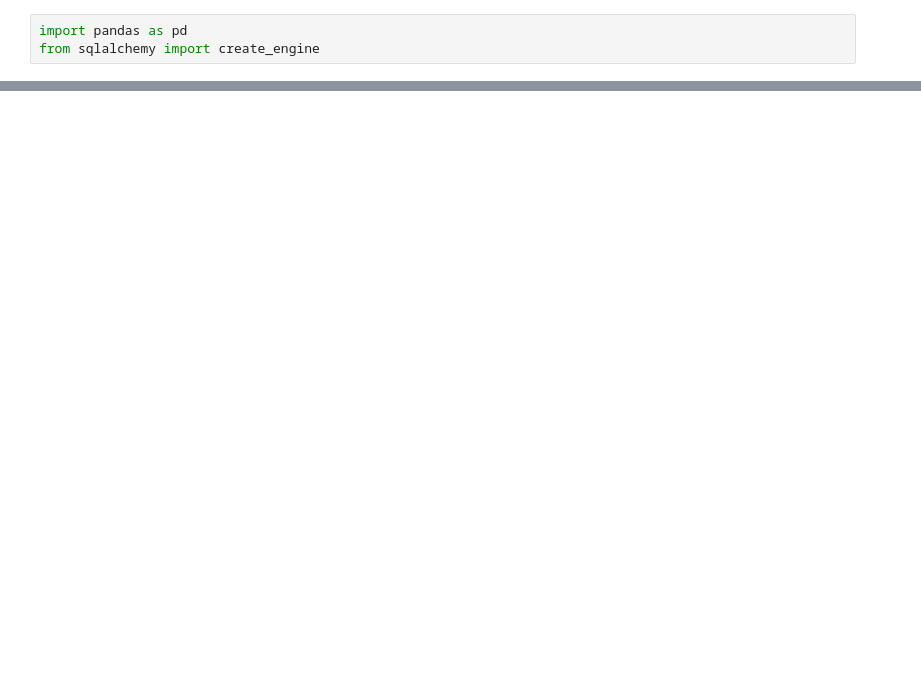
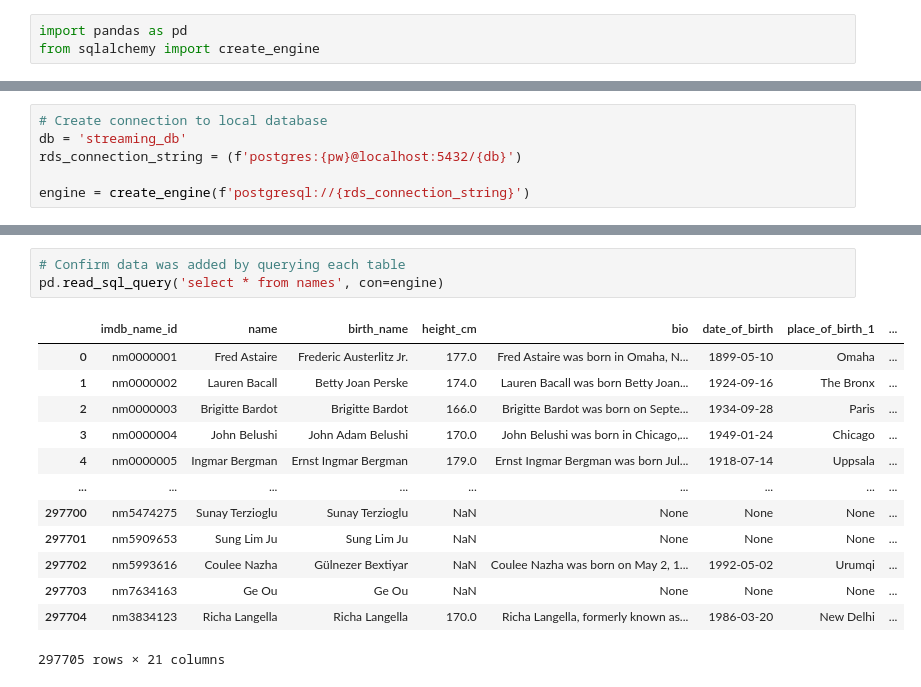
Before and after one commit to junettel/ETL-project, a Jupyter notebook: etl-project.ipynb, the cells around one changed output, grey strips where cells are left out. Saved outputs shown, nothing was run; the diff lists cells and outputs as text; blank space fills up the shorter version.

```diff
--- a/etl-project.ipynb
+++ b/etl-project.ipynb
@@ -61,0 +296,6 @@ streaming_df.head()
+# %%
+# Create connection to local database
+db = 'streaming_db'
+rds_connection_string = (f'postgres:{pw}@localhost:5432/{db}')
+
+engine = create_engine(f'postgresql://{rds_connection_string}')
@@ -61,0 +333,17 @@ streaming_df.head()
+# %%
+# Confirm data was added by querying each table
+pd.read_sql_query('select * from names', con=engine)
+# %% [output]
+|  | imdb_name_id | name | birth_name | height_cm | bio | date_of_birth | place_of_birth_1 | ... |
+| 0 | nm0000001 | Fred Astaire | Frederic Austerlitz Jr. | 177.0 | Fred Astaire was born in Omaha, N... | 1899-05-10 | Omaha | ... |
+| 1 | nm0000002 | Lauren Bacall | Betty Joan Perske | 174.0 | Lauren Bacall was born Betty Joan... | 1924-09-16 | The Bronx | ... |
+| 2 | nm0000003 | Brigitte Bardot | Brigitte Bardot | 166.0 | Brigitte Bardot was born on Septe... | 1934-09-28 | Paris | ... |
+| 3 | nm0000004 | John Belushi | John Adam Belushi | 170.0 | John Belushi was born in Chicago,... | 1949-01-24 | Chicago | ... |
+| 4 | nm0000005 | Ingmar Bergman | Ernst Ingmar Bergman | 179.0 | Ernst Ingmar Bergman was born Jul... | 1918-07-14 | Uppsala | ... |
+| ... | ... | ... | ... | ... | ... | ... | ... | ... |
+| 297700 | nm5474275 | Sunay Terzioglu | Sunay Terzioglu | NaN | None | None | None | ... |
+| 297701 | nm5909653 | Sung Lim Ju | Sung Lim Ju | NaN | None | None | None | ... |
+| 297702 | nm5993616 | Coulee Nazha | Gülnezer Bextiyar | NaN | Coulee Nazha was born on May 2, 1... | 1992-05-02 | Urumqi | ... |
+| 297703 | nm7634163 | Ge Ou | Ge Ou | NaN | None | None | None | ... |
+| 297704 | nm3834123 | Richa Langella | Richa Langella | 170.0 | Richa Langella, formerly known as... | 1986-03-20 | New Delhi | ... |
+297705 rows × 21 columns
```
Also changed, not shown: parts of 41 cells of this notebook, 1 other file.
